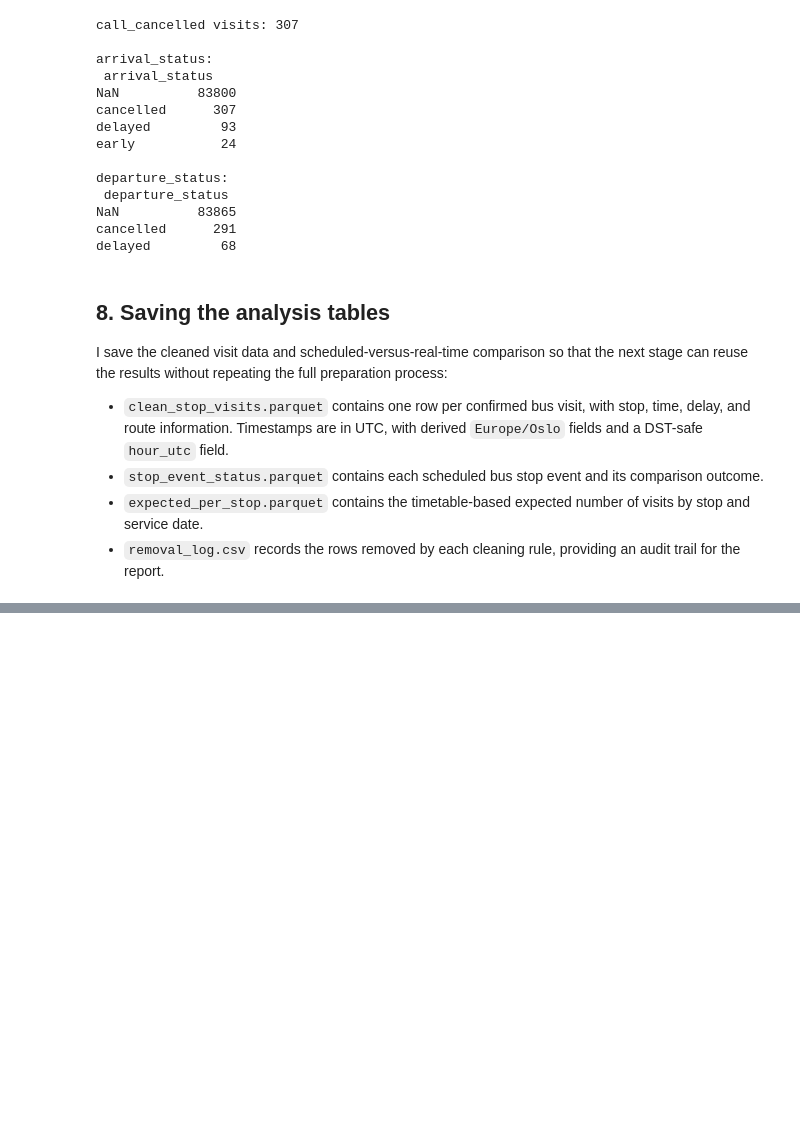
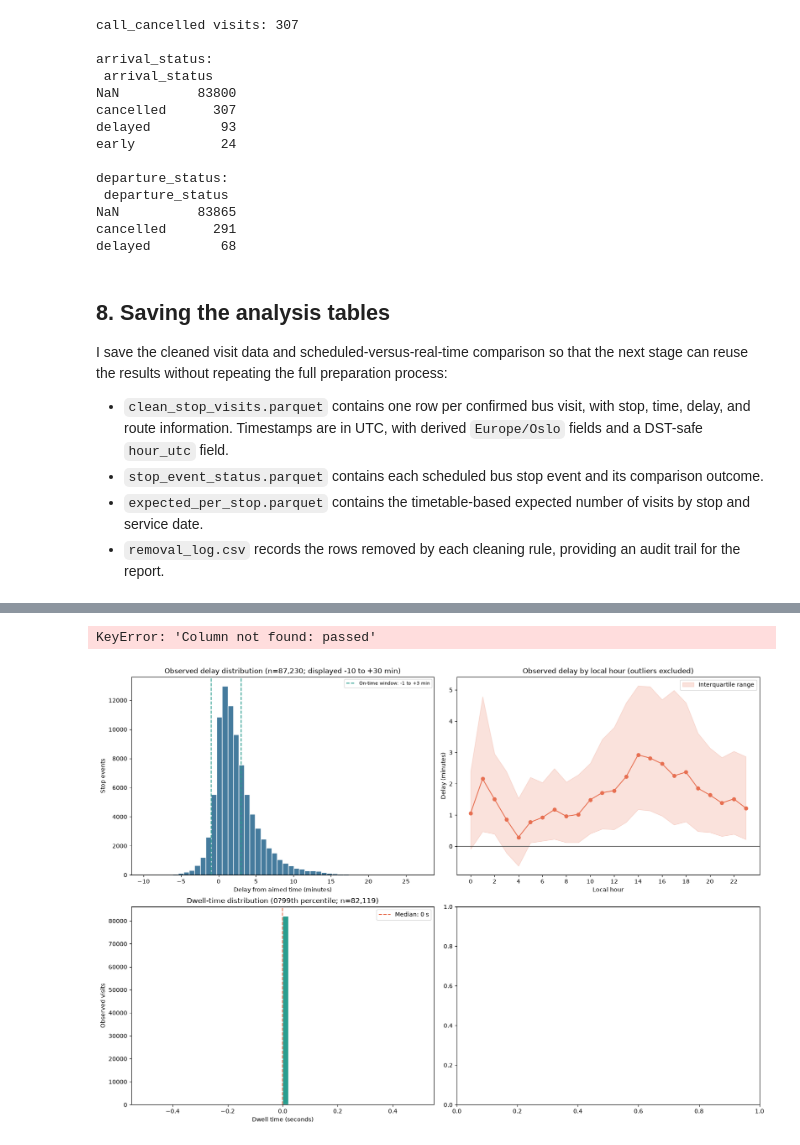
Before and after one commit to syedsakib452/Entur-Buspulse, a Jupyter notebook: tables/parquet_2026-10-24/analyzing_parquet_files_v3.ipynb, the cells around one changed output, grey strips where cells are left out. Saved outputs shown, nothing was run; the diff lists cells and outputs as text; code cells hidden in the pictures; blank space fills up the shorter version.

```diff
--- a/tables/parquet_2026-10-24/analyzing_parquet_files_v3.ipynb
+++ b/tables/parquet_2026-10-24/analyzing_parquet_files_v3.ipynb
@@ -1376,0 +1460,73 @@ stored timestamp dtype: datetime64[ns, UTC]
+# %%
+fig, axes = plt.subplots(2, 2, figsize=(16, 11), constrained_layout=True)
+
+# Keep the delay histogram readable and state the displayed range explicitly.
+delay_minutes = (cmp.loc[cmp["final_status"].eq("observed"), "delay_s"].dropna() / 60)
+delay_display = delay_minutes[delay_minutes.between(-10, 30)]
+axes[0, 0].hist(delay_display, bins=50, color="#457b9d", edgecolor="white")
+axes[0, 0].axvline(-1, color="#2a9d8f", linestyle="--", label="On-time window: -1 to +3 min")
+axes[0, 0].axvline(3, color="#2a9d8f", linestyle="--")
+axes[0, 0].set_title(f"Observed delay distribution (n={len(delay_display):,}; displayed -10 to +30 min)")
+axes[0, 0].set_xlabel("Delay from aimed time (minutes)")
+axes[0, 0].set_ylabel("Stop events")
+axes[0, 0].legend(fontsize=8)
+
+# Median delay and interquartile range by local hour, excluding configured outliers.
+observed_delays = et_visits.loc[
+    et_visits["visit_status"].eq("observed")
+    & et_visits["delay_s"].notna()
+    & ~et_visits["delay_outlier"].fillna(False)
+].copy()
+observed_delays["delay_min"] = observed_delays["delay_s"] / 60
+hourly_delay = (observed_delays.groupby("local_hour")["delay_min"]
+                .agg(median="median", q25=lambda s: s.quantile(0.25), q75=lambda s: s.quantile(0.75)))
+axes[0, 1].plot(hourly_delay.index, hourly_delay["median"], color="#e76f51", marker="o")
+axes[0, 1].fill_between(hourly_delay.index, hourly_delay["q25"], hourly_delay["q75"],
+                        color="#e76f51", alpha=0.2, label="Interquartile range")
+axes[0, 1].axhline(0, color="#555555", linewidth=1)
+axes[0, 1].set_title("Observed delay by local hour (outliers excluded)")
+axes[0, 1].set_xlabel("Local hour")
+axes[0, 1].set_ylabel("Delay (minutes)")
+axes[0, 1].set_xticks(range(0, 24, 2))
+axes[0, 1].legend()
+
+# Dwell is measured only where both actual arrival and departure are present.
+dwell = v["dwell_s"].dropna()
+dwell = dwell[dwell >= 0]
+if not dwell.empty:
+    dwell_limit = dwell.quantile(0.99)
+    dwell_display = dwell[dwell <= dwell_limit]
+    axes[1, 0].hist(dwell_display, bins=50, color="#2a9d8f", edgecolor="white")
+    axes[1, 0].axvline(dwell.median(), color="#e76f51", linestyle="--",
+                       label=f"Median: {dwell.median():.0f} s")
+    axes[1, 0].legend()
+    axes[1, 0].set_title(f"Dwell-time distribution (0?99th percentile; n={len(dwell_display):,})")
+else:
+    axes[1, 0].text(0.5, 0.5, "No non-negative dwell times available", ha="center", va="center")
+    axes[1, 0].set_title("Dwell-time distribution")
+axes[1, 0].set_xlabel("Dwell time (seconds)")
+axes[1, 0].set_ylabel("Observed visits")
+
+# The short-dwell threshold is the PASS_MAX_S definition from section 8.2.
+known_visits = v[v["stop_class"].ne("unknown")]
+pass_by_hour = known_visits.groupby("local_hour")["passed"].agg(visits="size", share_passed="mean")
+axes[1, 1].bar(pass_by_hour.index, pass_by_hour["visits"], color="#cbd5e1", label="Classified visits")
+pass_ax = axes[1, 1].twinx()
+pass_ax.plot(pass_by_hour.index, pass_by_hour["share_passed"] * 100,
+             color="#8a5fbf", marker="o", label="Likely passed share")
+axes[1, 1].set_title(f"Likely passed share by local hour (dwell ? {PASS_MAX_S} s)")
+axes[1, 1].set_xlabel("Local hour")
+axes[1, 1].set_ylabel("Classified visits")
+axes[1, 1].set_xticks(range(0, 24, 2))
+pass_ax.set_ylabel("Likely passed (%)")
+pass_ax.set_ylim(0, 100)
+axes[1, 1].legend(loc="upper left")
+pass_ax.legend(loc="upper right")
+
+for ax in axes.flat:
+    ax.grid(axis="y", alpha=0.25)
+fig.savefig(report_dir / "delay_and_stop_behavior.png", dpi=200, bbox_inches="tight")
+fig
+# %% [output]
+KeyError: 'Column not found: passed'
+[figure, added]
```
Also changed, not shown: parts of 4 cells of this notebook, 2 other files.
